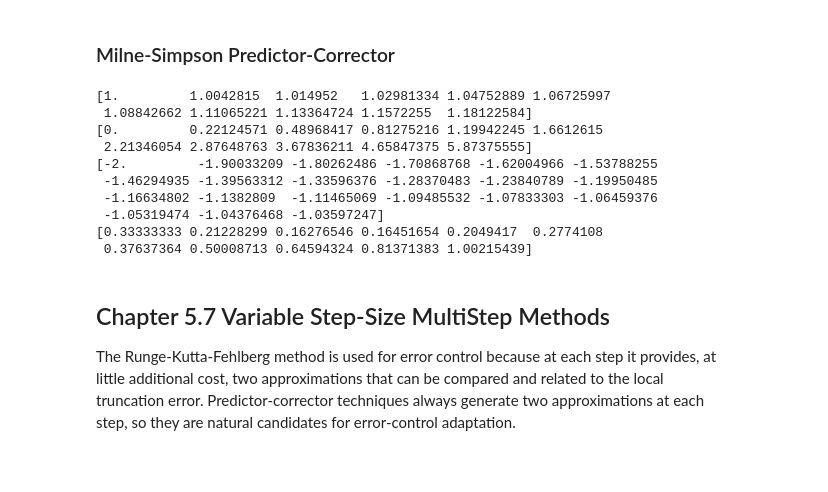
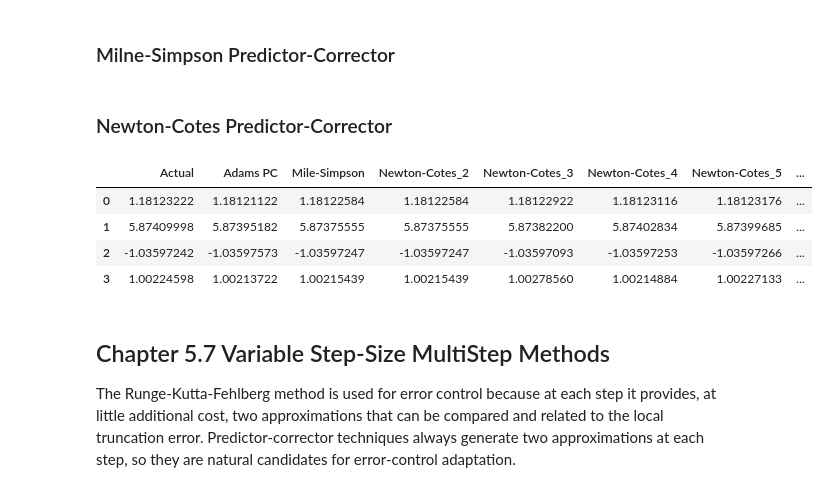
Before and after one commit to Haus226/numericAnalysis, a Jupyter notebook: Chapter 5.ipynb, the cells around one changed output. Cells and saved outputs as stored; diff of their text form; code cells hidden in the pictures; blank space fills up the shorter version.

```diff
--- a/Chapter 5.ipynb
+++ b/Chapter 5.ipynb
@@ -596,3 +597,5 @@ def MilneSimpsonPC(f:Callable[[Union[float, int], Union[float, int]], Union[floa
         w_estimated = w_[idx - 4] + 4 * h * (2 * f_0 - f_1 + 2 * f(t_[idx - 3], w_[idx - 3])) / 3
         w_[idx] = w_[idx - 2] + h * (f(t_[idx], w_estimated) + 4 * f_0 + f_1) / 3
     return (t_, w_)
+# %% [markdown]
+### Newton-Cotes Predictor-Corrector
@@ -599,28 +657,63 @@ def MilneSimpsonPC(f:Callable[[Union[float, int], Union[float, int]], Union[floa
 # %%
+
+
 f = [
     lambda t, y: y / t - (y / t) ** 2,
     lambda t, y: 1 + y / t + (y / t) ** 2,
     lambda t, y: -(y + 1) * (y + 3),
     lambda t, y: -5 * y + 5 * t ** 2 + 2 * t
 ]
 a = [1, 1, 0, 0]
 b = [2, 3, 2, 1]
 y_init = [1, 0, -2, 1 / 3]
 h = [0.1, 0.2, 0.1, 0.1]
+actual = [
+    1.18123222,
+    5.87409998,
+    -1.03597242,
+    1.00224598
+    ]
+
+ms_pc = []
+nw_pc_2 = []
+nw_pc_3 = []
+nw_pc_4 = []
+nw_pc_5 = []
+nw_pc_6 = []
+nw_pc_7 = []
+nw_pc_8 = []
+nw_pc_9 = []
+nw_pc_10 = []
+pc = []
 
 for idx in range(len(f)):
-    print(MilneSimpsonPC(f[idx], a[idx], b[idx], y_init[idx], h[idx], helper=RK4)[1])
+    ms_pc.append(MilneSimpsonPC(f[idx], a[idx], b[idx], y_init[idx], h[idx], helper=RK4)[1][-1])
+    nw_pc_2.append(NewtonCotesPC(f[idx], a[idx], b[idx], y_init[idx], h[idx], m=2)[1][-1])
+    nw_pc_3.append(NewtonCotesPC(f[idx], a[idx], b[idx], y_init[idx], h[idx], m=3)[1][-1])
+    nw_pc_4.append(NewtonCotesPC(f[idx], a[idx], b[idx], y_init[idx], h[idx], m=4)[1][-1])
+    nw_pc_5.append(NewtonCotesPC(f[idx], a[idx], b[idx], y_init[idx], h[idx], m=5)[1][-1])
+    nw_pc_6.append(NewtonCotesPC(f[idx], a[idx], b[idx], y_init[idx], h[idx], m=6)[1][-1])
+    nw_pc_7.append(NewtonCotesPC(f[idx], a[idx], b[idx], y_init[idx], h[idx], m=7)[1][-1])
+    nw_pc_8.append(NewtonCotesPC(f[idx], a[idx], b[idx], y_init[idx], h[idx], m=8)[1][-1])
+    nw_pc_9.append(NewtonCotesPC(f[idx], a[idx], b[idx], y_init[idx], h[idx], m=9)[1][-1])
+    nw_pc_10.append(NewtonCotesPC(f[idx], a[idx], b[idx], y_init[idx], h[idx], m=10)[1][-1])
+    pc.append(PredictorCorrector(f[idx], a[idx], b[idx], y_init[idx], h[idx], 4)[1][-1])
+
+nw_pc = [nw_pc_2, nw_pc_3, nw_pc_4, nw_pc_5, nw_pc_6, nw_pc_7, nw_pc_8, nw_pc_9, nw_pc_10]
+pd.DataFrame(
+    {
+        "Actual":actual,
+        "Adams PC":pc,
+        "Mile-Simpson":ms_pc,
+        **{f"Newton-Cotes_{idx}":nw_pc[idx - 2] for idx in range(2, len(nw_pc) + 2)}
+    }
+)
 # %% [output]
-[1.         1.0042815  1.014952   1.02981334 1.04752889 1.06725997
- 1.08842662 1.11065221 1.13364724 1.1572255  1.18122584]
-[0.         0.22124571 0.48968417 0.81275216 1.19942245 1.6612615
- 2.21346054 2.87648763 3.67836211 4.65847375 5.87375555]
-[-2.         -1.90033209 -1.80262486 -1.70868768 -1.62004966 -1.53788255
- -1.46294935 -1.39563312 -1.33596376 -1.28370483 -1.23840789 -1.19950485
- -1.16634802 -1.1382809  -1.11465069 -1.09485532 -1.07833303 -1.06459376
- -1.05319474 -1.04376468 -1.03597247]
-[0.33333333 0.21228299 0.16276546 0.16451654 0.2049417  0.2774108
- 0.37637364 0.50008713 0.64594324 0.81371383 1.00215439]
+|  | Actual | Adams PC | Mile-Simpson | Newton-Cotes_2 | Newton-Cotes_3 | Newton-Cotes_4 | Newton-Cotes_5 | ... |
+| 0 | 1.18123222 | 1.18121122 | 1.18122584 | 1.18122584 | 1.18122922 | 1.18123116 | 1.18123176 | ... |
+| 1 | 5.87409998 | 5.87395182 | 5.87375555 | 5.87375555 | 5.87382200 | 5.87402834 | 5.87399685 | ... |
+| 2 | -1.03597242 | -1.03597573 | -1.03597247 | -1.03597247 | -1.03597093 | -1.03597253 | -1.03597266 | ... |
+| 3 | 1.00224598 | 1.00213722 | 1.00215439 | 1.00215439 | 1.00278560 | 1.00214884 | 1.00227133 | ... |
 # %% [markdown]
 ## Chapter 5.7 Variable Step-Size MultiStep Methods
 The Runge-Kutta-Fehlberg method is used for error control because at each step it provides,
```
Also changed, not shown: parts of 5 cells of this notebook.
